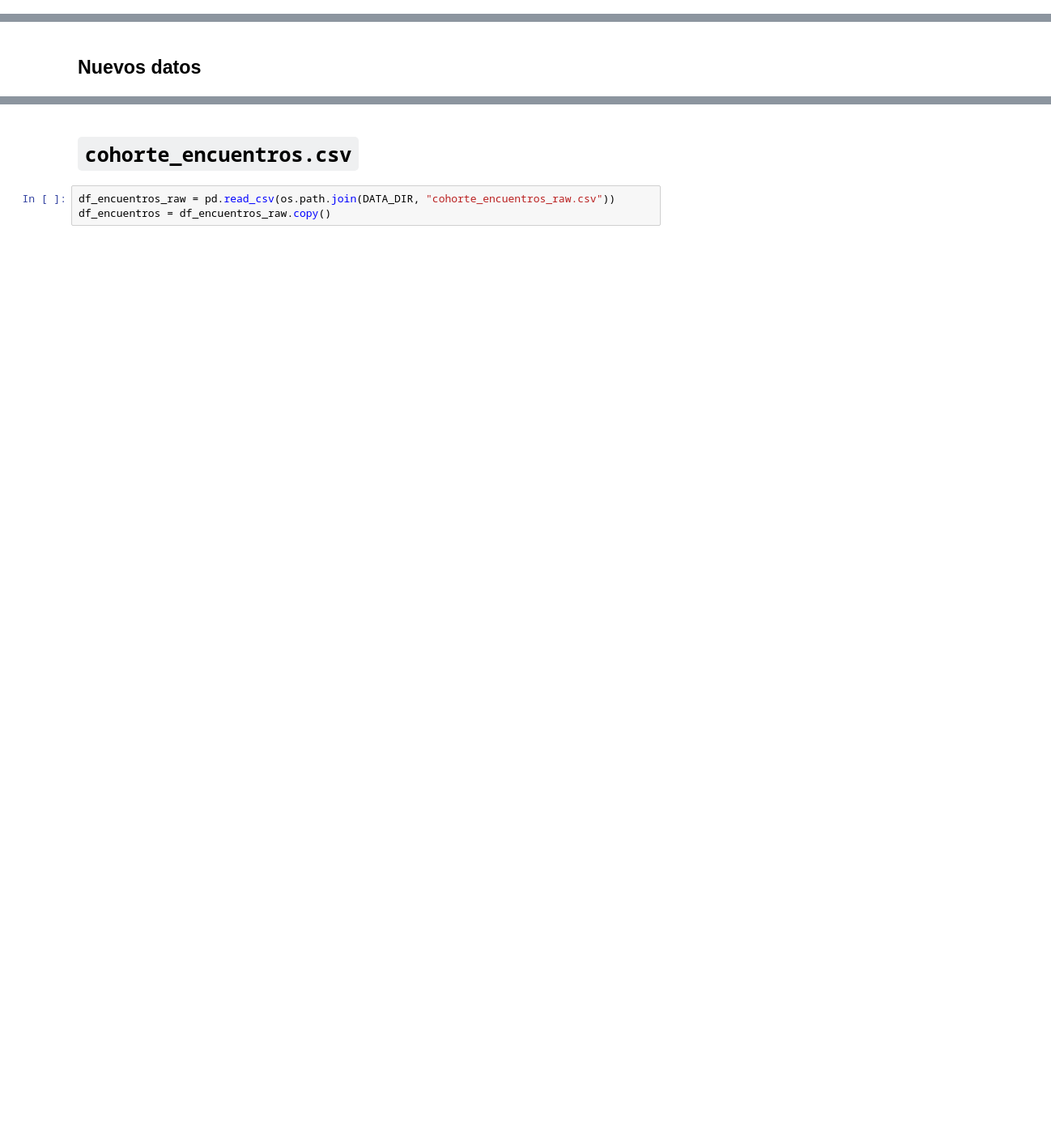
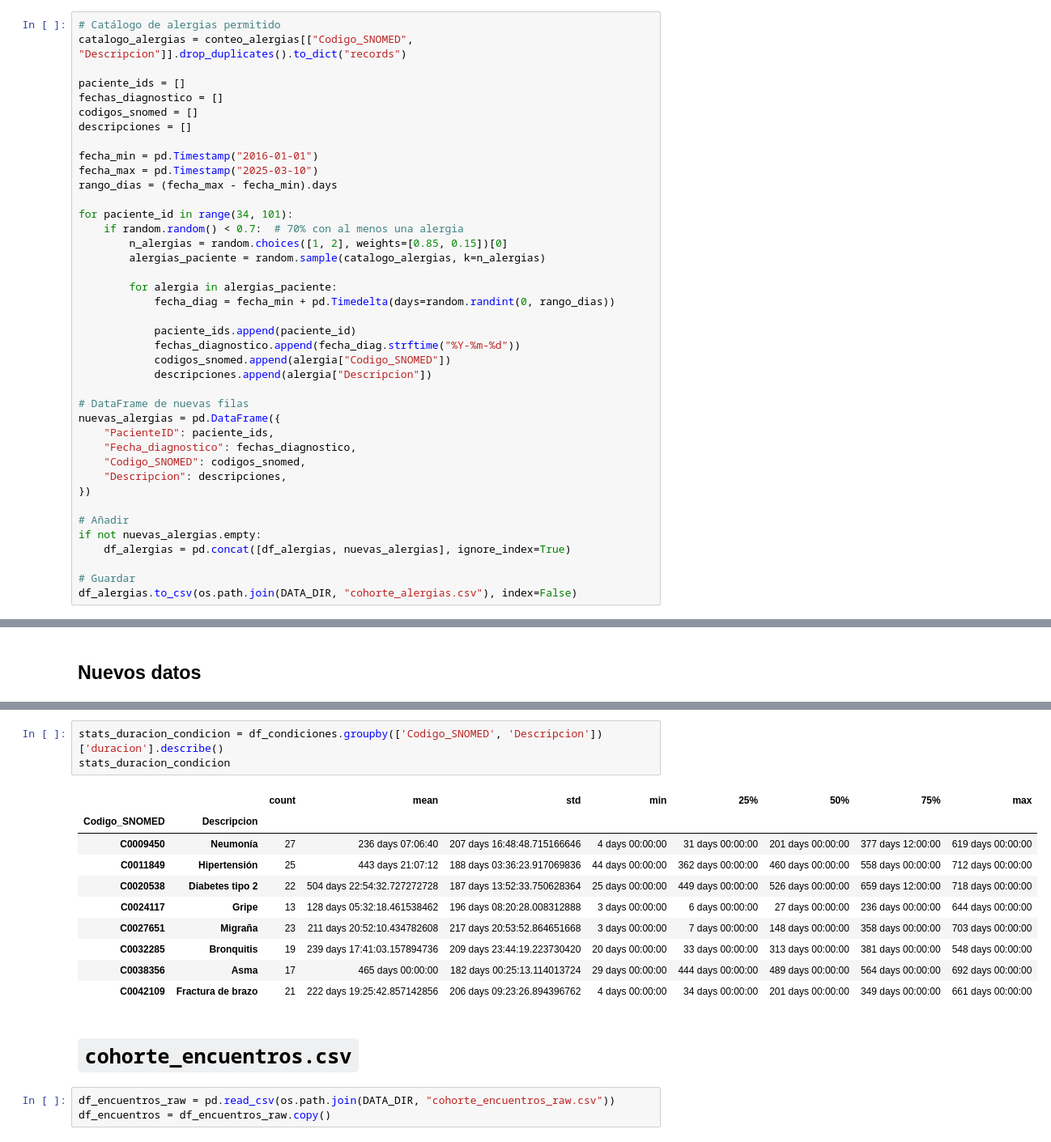
Before and after one commit to danny-sp/Dedalus-Datathon, a Jupyter notebook: Analisis.ipynb, the cells around one changed output, grey strips where cells are left out. Shown at 81% size. Cells and saved outputs as stored; diff of their text form; blank space fills up the shorter version.

```diff
--- a/Analisis.ipynb
+++ b/Analisis.ipynb
@@ -230,0 +259,40 @@ df_alergias.to_csv(os.path.join(DATA_DIR, "cohorte_alergias.csv"), index=False)
+# %%
+# Catálogo de alergias permitido
+catalogo_alergias = conteo_alergias[["Codigo_SNOMED", "Descripcion"]].drop_duplicates().to_dict("records")
+
+paciente_ids = []
+fechas_diagnostico = []
+codigos_snomed = []
+descripciones = []
+
+fecha_min = pd.Timestamp("2016-01-01")
+fecha_max = pd.Timestamp("2025-03-10")
+rango_dias = (fecha_max - fecha_min).days
+
+for paciente_id in range(34, 101):
+    if random.random() < 0.7:  # 70% con al menos una alergia
+        n_alergias = random.choices([1, 2], weights=[0.85, 0.15])[0]
+        alergias_paciente = random.sample(catalogo_alergias, k=n_alergias)
+
+        for alergia in alergias_paciente:
+            fecha_diag = fecha_min + pd.Timedelta(days=random.randint(0, rango_dias))
+
+            paciente_ids.append(paciente_id)
+            fechas_diagnostico.append(fecha_diag.strftime("%Y-%m-%d"))
+            codigos_snomed.append(alergia["Codigo_SNOMED"])
+            descripciones.append(alergia["Descripcion"])
+
+# DataFrame de nuevas filas
+nuevas_alergias = pd.DataFrame({
+    "PacienteID": paciente_ids,
+    "Fecha_diagnostico": fechas_diagnostico,
+    "Codigo_SNOMED": codigos_snomed,
+    "Descripcion": descripciones,
+})
+
+# Añadir
+if not nuevas_alergias.empty:
+    df_alergias = pd.concat([df_alergias, nuevas_alergias], ignore_index=True)
+
+# Guardar
+df_alergias.to_csv(os.path.join(DATA_DIR, "cohorte_alergias.csv"), index=False)
@@ -297,3 +471,17 @@ df_condiciones.to_csv(os.path.join(DATA_DIR, "cohorte_condiciones.csv"), index=F
+# %%
+stats_duracion_condicion = df_condiciones.groupby(['Codigo_SNOMED', 'Descripcion'])['duracion'].describe()
+stats_duracion_condicion
+# %% [output]
+|  |  | count | mean | std | min | 25% | 50% | 75% | max |
+| Codigo_SNOMED | Descripcion |  |  |  |  |  |  |  |  |
+| C0009450 | Neumonía | 27 | 236 days 07:06:40 | 207 days 16:48:48.715166646 | 4 days 00:00:00 | 31 days 00:00:00 | 201 days 00:00:00 | 377 days 12:00:00 | 619 days 00:00:00 |
+| C0011849 | Hipertensión | 25 | 443 days 21:07:12 | 188 days 03:36:23.917069836 | 44 days 00:00:00 | 362 days 00:00:00 | 460 days 00:00:00 | 558 days 00:00:00 | 712 days 00:00:00 |
+| C0020538 | Diabetes tipo 2 | 22 | 504 days 22:54:32.727272728 | 187 days 13:52:33.750628364 | 25 days 00:00:00 | 449 days 00:00:00 | 526 days 00:00:00 | 659 days 12:00:00 | 718 days 00:00:00 |
+| C0024117 | Gripe | 13 | 128 days 05:32:18.461538462 | 196 days 08:20:28.008312888 | 3 days 00:00:00 | 6 days 00:00:00 | 27 days 00:00:00 | 236 days 00:00:00 | 644 days 00:00:00 |
+| C0027651 | Migraña | 23 | 211 days 20:52:10.434782608 | 217 days 20:53:52.864651668 | 3 days 00:00:00 | 7 days 00:00:00 | 148 days 00:00:00 | 358 days 00:00:00 | 703 days 00:00:00 |
+| C0032285 | Bronquitis | 19 | 239 days 17:41:03.157894736 | 209 days 23:44:19.223730420 | 20 days 00:00:00 | 33 days 00:00:00 | 313 days 00:00:00 | 381 days 00:00:00 | 548 days 00:00:00 |
+| C0038356 | Asma | 17 | 465 days 00:00:00 | 182 days 00:25:13.114013724 | 29 days 00:00:00 | 444 days 00:00:00 | 489 days 00:00:00 | 564 days 00:00:00 | 692 days 00:00:00 |
+| C0042109 | Fractura de brazo | 21 | 222 days 19:25:42.857142856 | 206 days 09:23:26.894396762 | 4 days 00:00:00 | 34 days 00:00:00 | 201 days 00:00:00 | 349 days 00:00:00 | 661 days 00:00:00 |
 # %% [markdown]
 # `cohorte_encuentros.csv`
 # %%
```
Also changed, not shown: parts of 17 cells of this notebook, 6 other files.
